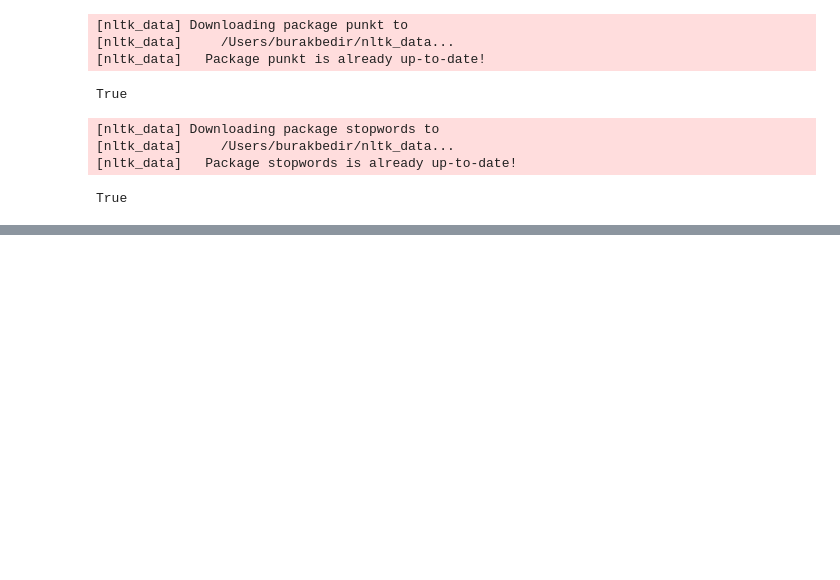
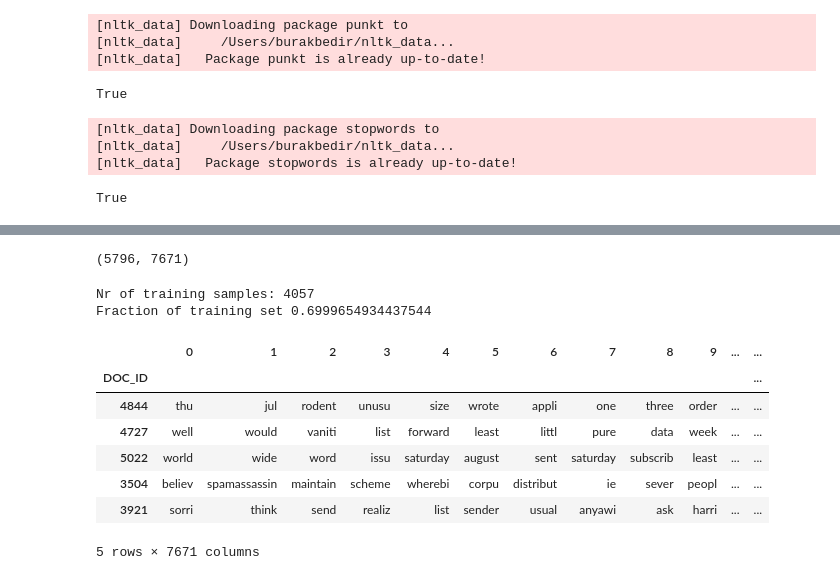
Before and after one commit to burakbdr/Spam-Filter-Classifier, a Jupyter notebook: preprocessing.ipynb, the cells around one changed output, grey strips where cells are left out. Cells and saved outputs as stored; diff of their text form; code cells hidden in the pictures; blank space fills up the shorter version.

```diff
--- a/preprocessing.ipynb
+++ b/preprocessing.ipynb
@@ -289,0 +388,15 @@ True
+# %%
+def clean_message(message, stemmer= PorterStemmer(), stop_words=set(stopwords.words('english'))):
+    """ Remove HTML part. Converts the message to lower case and splits up the words. Then removes the stop words and punctuation. """
+
+    soup = BeautifulSoup(message, 'html.parser')
+    cleaned_text = soup.get_text()
+    words = word_tokenize(cleaned_text.lower())
+
+    filtered_words = []
+
+    for word in words:
+        if word not in stop_words and word.isalpha():
+            filtered_words.append(stemmer.stem(word))
+
+    return filtered_words
@@ -289,0 +534,4 @@ True
+# %%
+stemmed_nested_list = data.MESSAGE.apply(clean_message)
+
+flat_stemmed_list = [item for sublist in stemmed_nested_list for item in sublist]
@@ -289,0 +585,3 @@ True
+# %%
+word_columns_df = pd.DataFrame.from_records(stemmed_nested_list.tolist())
+word_columns_df.head()
@@ -289,0 +596,24 @@ True
+# %%
+word_columns_df.shape  #7671 is the nr. of words in the longest email
+# %% [output]
+(5796, 7671)
+# %%
+X_train, X_test, y_train, y_test = train_test_split(word_columns_df, data.CATEGORY, test_size=0.3, random_state=42)
+# %%
+print('Nr of training samples:', X_train.shape[0])
+print('Fraction of training set', X_train.shape[0] / word_columns_df.shape[0])
+# %% [output]
+Nr of training samples: 4057
+Fraction of training set 0.6999654934437544
+# %%
+X_train.index.name = X_test.index.name = 'DOC_ID'
+X_train.head()
+# %% [output]
+|  | 0 | 1 | 2 | 3 | 4 | 5 | 6 | 7 | 8 | 9 | ... | ... |
+| DOC_ID |  |  |  |  |  |  |  |  |  |  |  | ... |
+| 4844 | thu | jul | rodent | unusu | size | wrote | appli | one | three | order | ... | ... |
+| 4727 | well | would | vaniti | list | forward | least | littl | pure | data | week | ... | ... |
+| 5022 | world | wide | word | issu | saturday | august | sent | saturday | subscrib | least | ... | ... |
+| 3504 | believ | spamassassin | maintain | scheme | wherebi | corpu | distribut | ie | sever | peopl | ... | ... |
+| 3921 | sorri | think | send | realiz | list | sender | usual | anyawi | ask | harri | ... | ... |
+5 rows × 7671 columns
```
Also changed, not shown: parts of 32 cells of this notebook.
